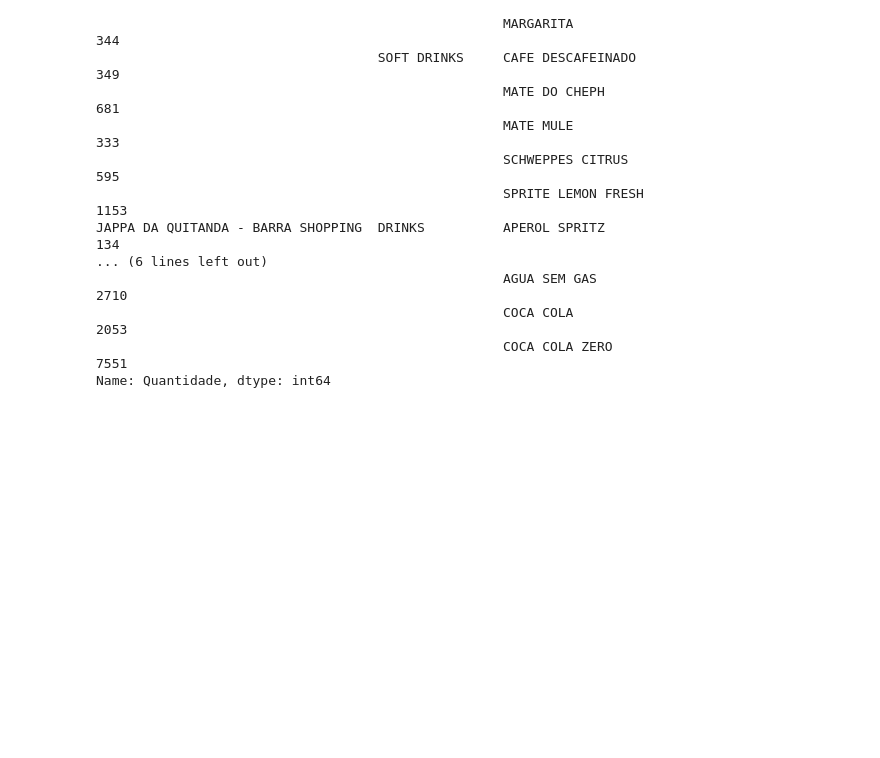
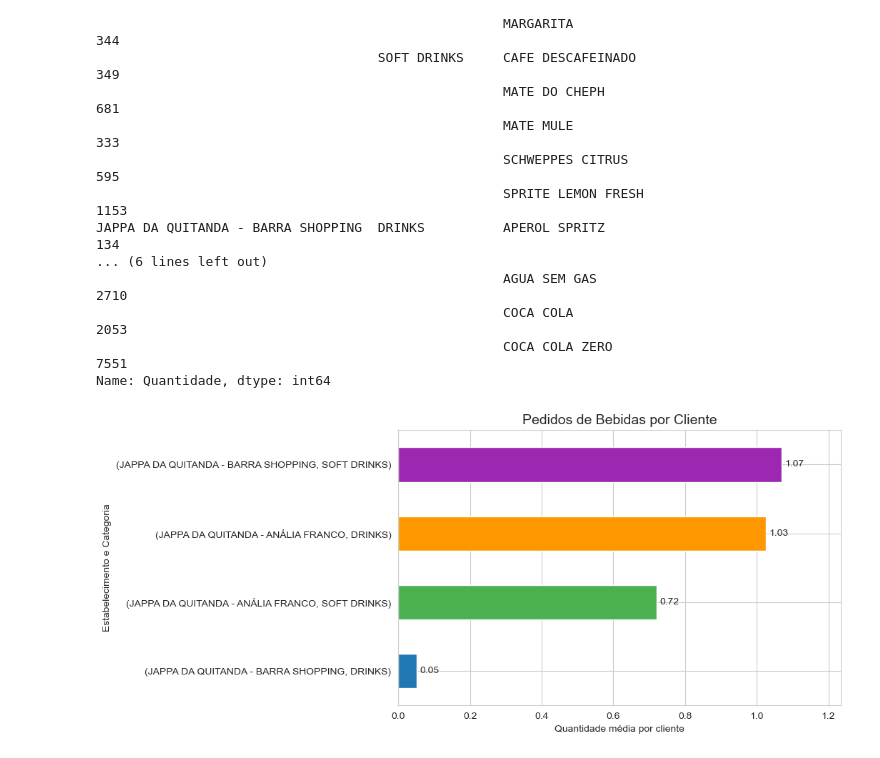
Before and after one commit to Alexlimaandre/analise_de_consumo_de_bebidas, a Jupyter notebook: drinks.ipynb, the cells around one changed output. Drawn from its saved outputs; the diff is of its cells as text; code cells hidden in the pictures; blank space fills up the shorter version.

Commit message:
Gráficos alterados e novos adiconados

```diff
--- a/drinks.ipynb
+++ b/drinks.ipynb
@@ -166,3 +166,34 @@ JAPPA DA QUITANDA - BARRA SHOPPING  DRINKS          APEROL SPRITZ
                                                     COCA COLA                                  2053
                                                     COCA COLA ZERO                             7551
 Name: Quantidade, dtype: int64
+# %%
+# Leve Melhoria do gráfico
+
+# Importação e melhorias para gráficos
+import matplotlib.pyplot as plt
+import seaborn as sns
+
+sns.set_style('whitegrid')
+plt.figure(figsize=(8,5))
+
+# Ordenando clientes para melhor visualização
+qtd_por_cliente = qtd_por_cliente.sort_values(ascending=True)
+
+# Definindo cores específicas para cada barra
+ax = qtd_por_cliente.plot.barh(
+    color=["#1f77b4", "#4CAF50", "#FF9800", "#9C27B0"]
+)
+
+# Adicionando Titulo e legendas no gráfico
+ax.set_title("Pedidos de Bebidas por Cliente", fontsize=14)
+ax.set_xlabel('Quantidade média por cliente')
+ax.set_ylabel('Estabelecimento e Categoria')
+# Melhorando espaçamentos do gráfico
+ax.bar_label(ax.containers[0], fmt='{:.2f}', padding=3)
+ax.set_xlim(0, ax.get_xlim()[1] * 1.1)
+
+plt.savefig("grafico_pedidos_por_cliente.png", dpi=300, bbox_inches="tight")
+
+plt.show()
+# %% [output]
+[figure, added]
```
Also changed, not shown: parts of 6 cells of this notebook, 4 other files.
